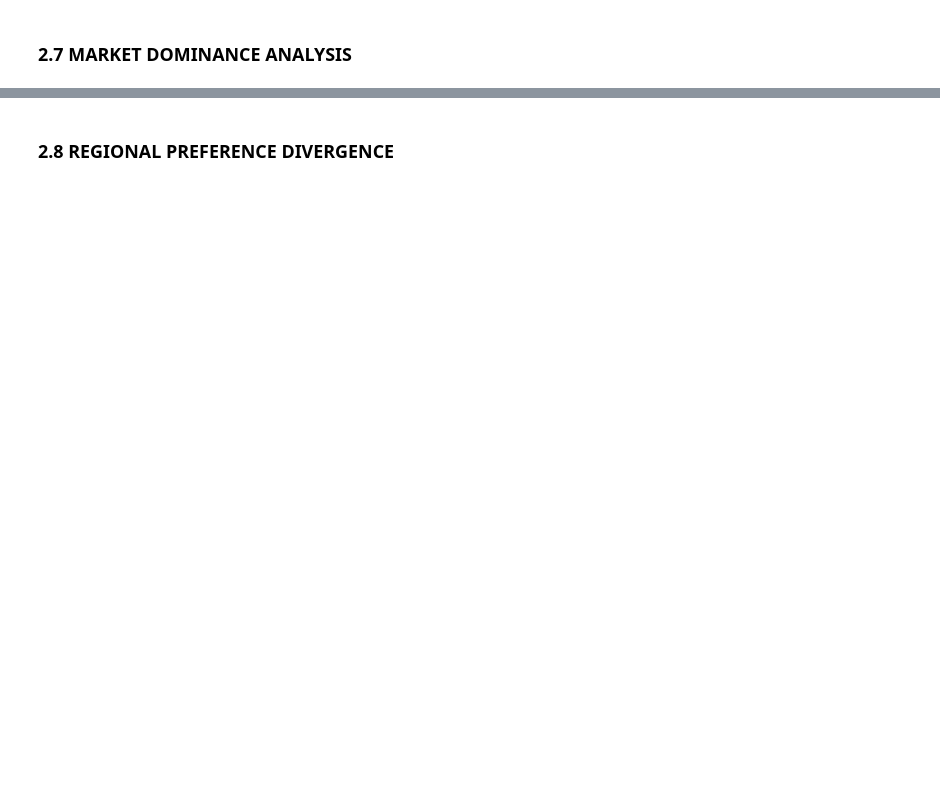
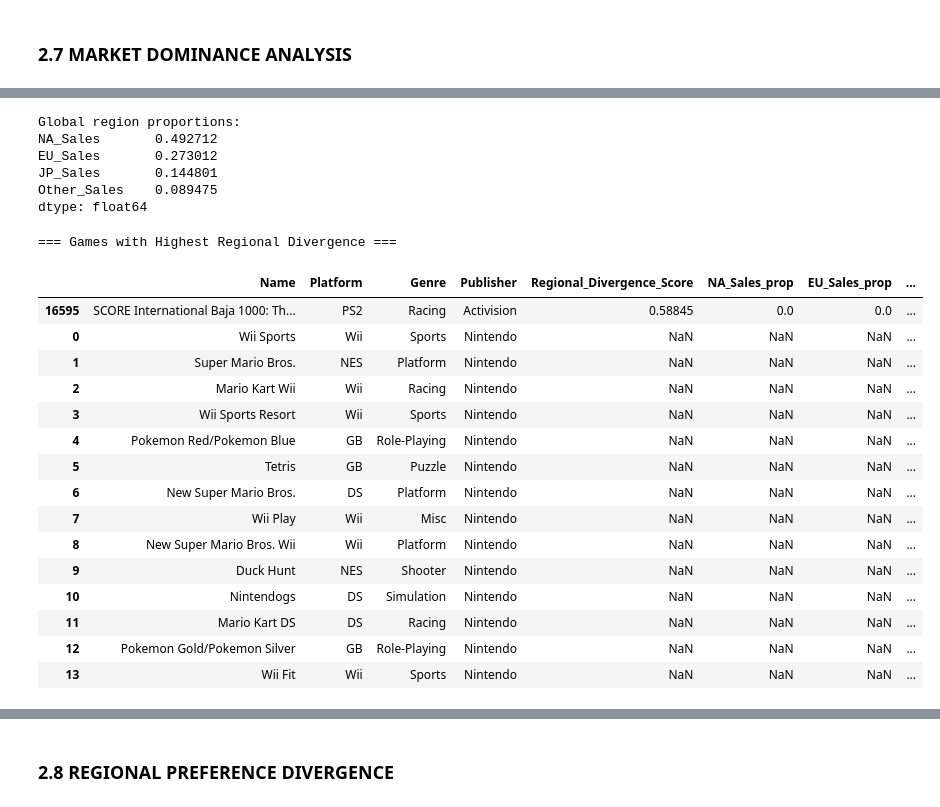
Before and after one commit to Siddharth1254/data-wrangling-project, a Jupyter notebook: Notebook.ipynb, the cells around one changed output, grey strips where cells are left out. Cells and saved outputs as stored; diff of their text form; code cells hidden in the pictures; blank space fills up the shorter version.

```diff
--- a/Notebook.ipynb
+++ b/Notebook.ipynb
@@ -485,0 +663,60 @@ plt.show()
+# %%
+region_totals_all = df_clean[region_cols].sum()
+global_region_props = region_totals_all / region_totals_all.sum()
+
+print("\nGlobal region proportions:")
+print(global_region_props)
+
+# Proportions per game
+df_reg = df_clean.copy()
+df_reg["Total_Regional_Sales"] = df_reg[region_cols].sum(axis=1)
+
+valid_rows = df_reg["Total_Regional_Sales"] > 0
+for col in region_cols:
+    df_reg[col + "_prop"] = 0.0
+
+df_reg.loc[valid_rows, [c + "_prop" for c in region_cols]] = (
+    df_reg.loc[valid_rows, region_cols]
+    .div(df_reg.loc[valid_rows, "Total_Regional_Sales"], axis=0)
+)
+
+region_prop_cols = [c + "_prop" for c in region_cols]
+# %% [output]
+Global region proportions:
+NA_Sales       0.492712
+EU_Sales       0.273012
+JP_Sales       0.144801
+Other_Sales    0.089475
+dtype: float64
+# %%
+def regional_divergence(row, global_props):
+    diffs = row[region_prop_cols].values - global_props.values
+    return np.sqrt(np.sum(diffs ** 2))
+
+df_reg["Regional_Divergence_Score"] = df_reg.apply(
+    regional_divergence, axis=1, global_props=global_region_props
+)
+
+print("\n=== Games with Highest Regional Divergence ===")
+display(
+    df_reg.sort_values("Regional_Divergence_Score", ascending=False)
+    .head(15)[["Name", "Platform", "Genre", "Publisher", "Regional_Divergence_Score"] + region_prop_cols]
+)
+# %% [output]
+=== Games with Highest Regional Divergence ===
+|  | Name | Platform | Genre | Publisher | Regional_Divergence_Score | NA_Sales_prop | EU_Sales_prop | ... |
+| 16595 | SCORE International Baja 1000: Th... | PS2 | Racing | Activision | 0.58845 | 0.0 | 0.0 | ... |
+| 0 | Wii Sports | Wii | Sports | Nintendo | NaN | NaN | NaN | ... |
+| 1 | Super Mario Bros. | NES | Platform | Nintendo | NaN | NaN | NaN | ... |
+| 2 | Mario Kart Wii | Wii | Racing | Nintendo | NaN | NaN | NaN | ... |
+| 3 | Wii Sports Resort | Wii | Sports | Nintendo | NaN | NaN | NaN | ... |
+| 4 | Pokemon Red/Pokemon Blue | GB | Role-Playing | Nintendo | NaN | NaN | NaN | ... |
+| 5 | Tetris | GB | Puzzle | Nintendo | NaN | NaN | NaN | ... |
+| 6 | New Super Mario Bros. | DS | Platform | Nintendo | NaN | NaN | NaN | ... |
+| 7 | Wii Play | Wii | Misc | Nintendo | NaN | NaN | NaN | ... |
+| 8 | New Super Mario Bros. Wii | Wii | Platform | Nintendo | NaN | NaN | NaN | ... |
+| 9 | Duck Hunt | NES | Shooter | Nintendo | NaN | NaN | NaN | ... |
+| 10 | Nintendogs | DS | Simulation | Nintendo | NaN | NaN | NaN | ... |
+| 11 | Mario Kart DS | DS | Racing | Nintendo | NaN | NaN | NaN | ... |
+| 12 | Pokemon Gold/Pokemon Silver | GB | Role-Playing | Nintendo | NaN | NaN | NaN | ... |
+| 13 | Wii Fit | Wii | Sports | Nintendo | NaN | NaN | NaN | ... |
```
Also changed, not shown: parts of 25 cells of this notebook.
